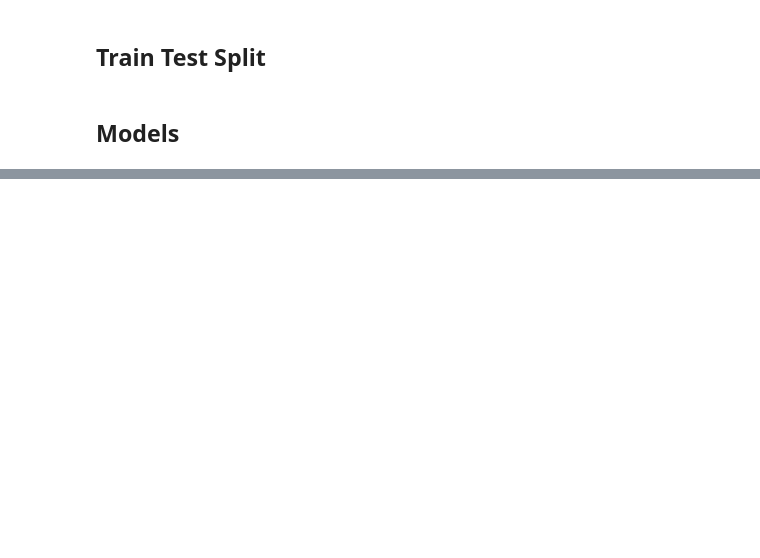
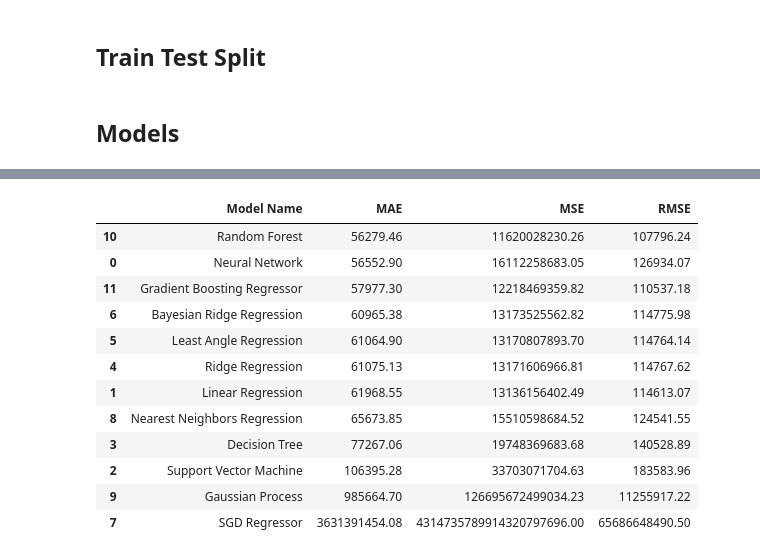
Before and after one commit to ChampBoy/INET4061Project, a Jupyter notebook: Model.ipynb, the cells around one changed output, grey strips where cells are left out. Saved outputs shown, nothing was run; the diff lists cells and outputs as text; code cells hidden in the pictures; blank space fills up the shorter version.

```diff
--- a/Model.ipynb
+++ b/Model.ipynb
@@ -155,0 +158,19 @@ Root Mean Squared Error: 112972.56435630475
+# %%
+pd.set_option('display.float_format', '{:.2f}'.format)
+
+dfResults = pd.DataFrame(results, columns =['Model Name', 'MAE', 'MSE', 'RMSE'])
+dfResults.sort_values(by=["MAE"])
+# %% [output]
+|  | Model Name | MAE | MSE | RMSE |
+| 10 | Random Forest | 56279.46 | 11620028230.26 | 107796.24 |
+| 0 | Neural Network | 56552.90 | 16112258683.05 | 126934.07 |
+| 11 | Gradient Boosting Regressor | 57977.30 | 12218469359.82 | 110537.18 |
+| 6 | Bayesian Ridge Regression | 60965.38 | 13173525562.82 | 114775.98 |
+| 5 | Least Angle Regression | 61064.90 | 13170807893.70 | 114764.14 |
+| 4 | Ridge Regression | 61075.13 | 13171606966.81 | 114767.62 |
+| 1 | Linear Regression | 61968.55 | 13136156402.49 | 114613.07 |
+| 8 | Nearest Neighbors Regression | 65673.85 | 15510598684.52 | 124541.55 |
+| 3 | Decision Tree | 77267.06 | 19748369683.68 | 140528.89 |
+| 2 | Support Vector Machine | 106395.28 | 33703071704.63 | 183583.96 |
+| 9 | Gaussian Process | 985664.70 | 126695672499034.23 | 11255917.22 |
+| 7 | SGD Regressor | 3631391454.08 | 4314735789914320797696.00 | 65686648490.50 |
```
Also changed, not shown: parts of 17 cells of this notebook.
